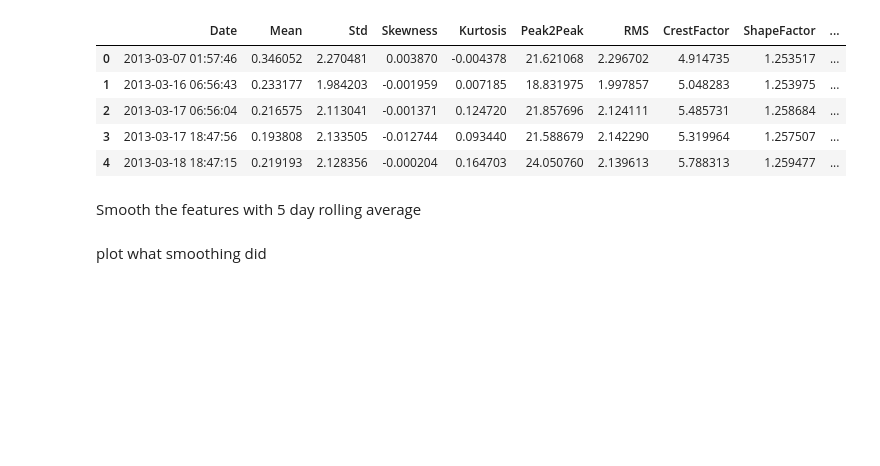
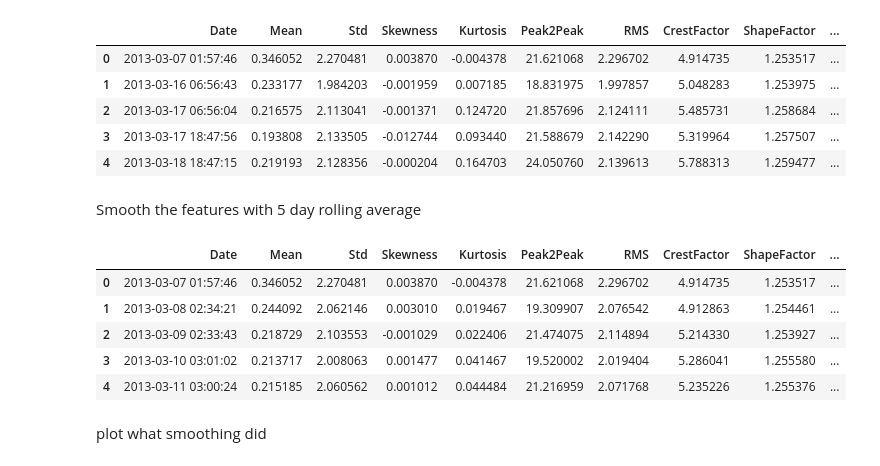
Before and after one commit to buchbindern/MathworksInPython, a Jupyter notebook: WindTurbineDegradation/WindTurbineDegradation.ipynb, the cells around one changed output. Cells and saved outputs as stored; diff of their text form; code cells hidden in the pictures; blank space fills up the shorter version.

```diff
--- a/WindTurbineDegradation/WindTurbineDegradation.ipynb
+++ b/WindTurbineDegradation/WindTurbineDegradation.ipynb
@@ -104,4 +66,16 @@ features_df.head()
 | 4 | 2013-03-18 18:47:15 | 0.219193 | 2.128356 | -0.000204 | 0.164703 | 24.050760 | 2.139613 | 5.788313 | 1.259477 | ... |
 # %% [markdown]
 Smooth the features with 5 day rolling average
+# %%
+# sort by date
+features_df["Date"] = pd.to_datetime(features_df["Date"])
+features_df = features_df.sort_values("Date").reset_index(drop=True)
+features_df.head()
+# %% [output]
+|  | Date | Mean | Std | Skewness | Kurtosis | Peak2Peak | RMS | CrestFactor | ShapeFactor | ... |
+| 0 | 2013-03-07 01:57:46 | 0.346052 | 2.270481 | 0.003870 | -0.004378 | 21.621068 | 2.296702 | 4.914735 | 1.253517 | ... |
+| 1 | 2013-03-08 02:34:21 | 0.244092 | 2.062146 | 0.003010 | 0.019467 | 19.309907 | 2.076542 | 4.912863 | 1.254461 | ... |
+| 2 | 2013-03-09 02:33:43 | 0.218729 | 2.103553 | -0.001029 | 0.022406 | 21.474075 | 2.114894 | 5.214330 | 1.253927 | ... |
+| 3 | 2013-03-10 03:01:02 | 0.213717 | 2.008063 | 0.001477 | 0.041467 | 19.520002 | 2.019404 | 5.286041 | 1.255580 | ... |
+| 4 | 2013-03-11 03:00:24 | 0.215185 | 2.060562 | 0.001012 | 0.044484 | 21.216959 | 2.071768 | 5.235226 | 1.255376 | ... |
 # %%
```
Also changed, not shown: parts of 16 cells of this notebook, 4 other files.
